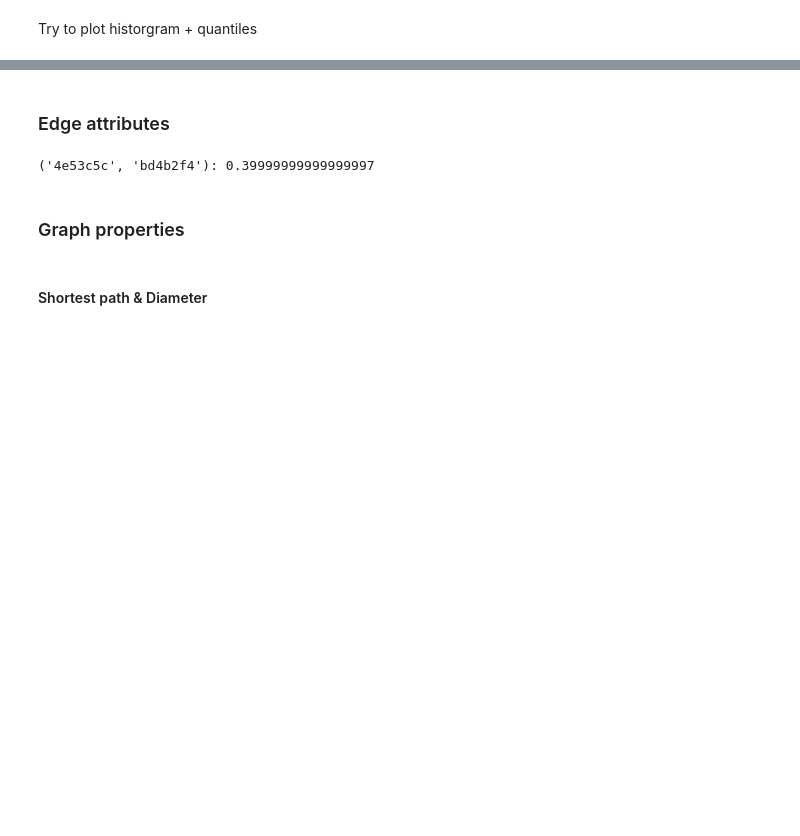
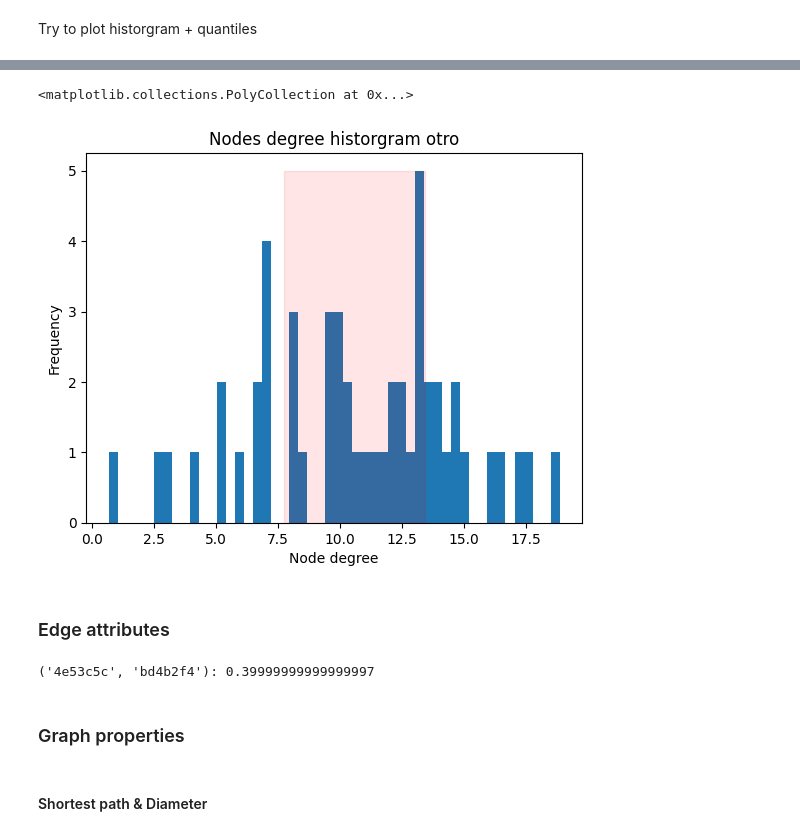
Before and after one commit to oriolmp/TFG_Fisica, a Jupyter notebook: Graph_Analysis_and_Visualization.ipynb, the cells around one changed output, grey strips where cells are left out. Saved outputs shown, nothing was run; the diff lists cells and outputs as text; code cells hidden in the pictures; blank space fills up the shorter version.

```diff
--- a/Graph_Analysis_and_Visualization.ipynb
+++ b/Graph_Analysis_and_Visualization.ipynb
@@ -161,3 +181,12 @@ plt.fill_betweenx(y=[0, 3], x1=k_dS_25_quantile, x2=k_dS_75_quantile, color='r',
+# %%
+plt.xlabel('Node degree')
+plt.ylabel('Frequency')
+plt.title('Nodes degree historgram otro')
+_ = plt.hist(k_otro_dS, bins=50, histtype='barstacked')
+plt.fill_betweenx(y=[0, 5], x1=k_otro_dS_25_quantile, x2=k_otro_dS_75_quantile, color='r', alpha=0.1)
+# %% [output]
+<matplotlib.collections.PolyCollection at 0x...>
+[figure, added]
 # %% [markdown]
 ### Edge attributes
 # %%
```
Also changed, not shown: parts of 6 cells of this notebook.
